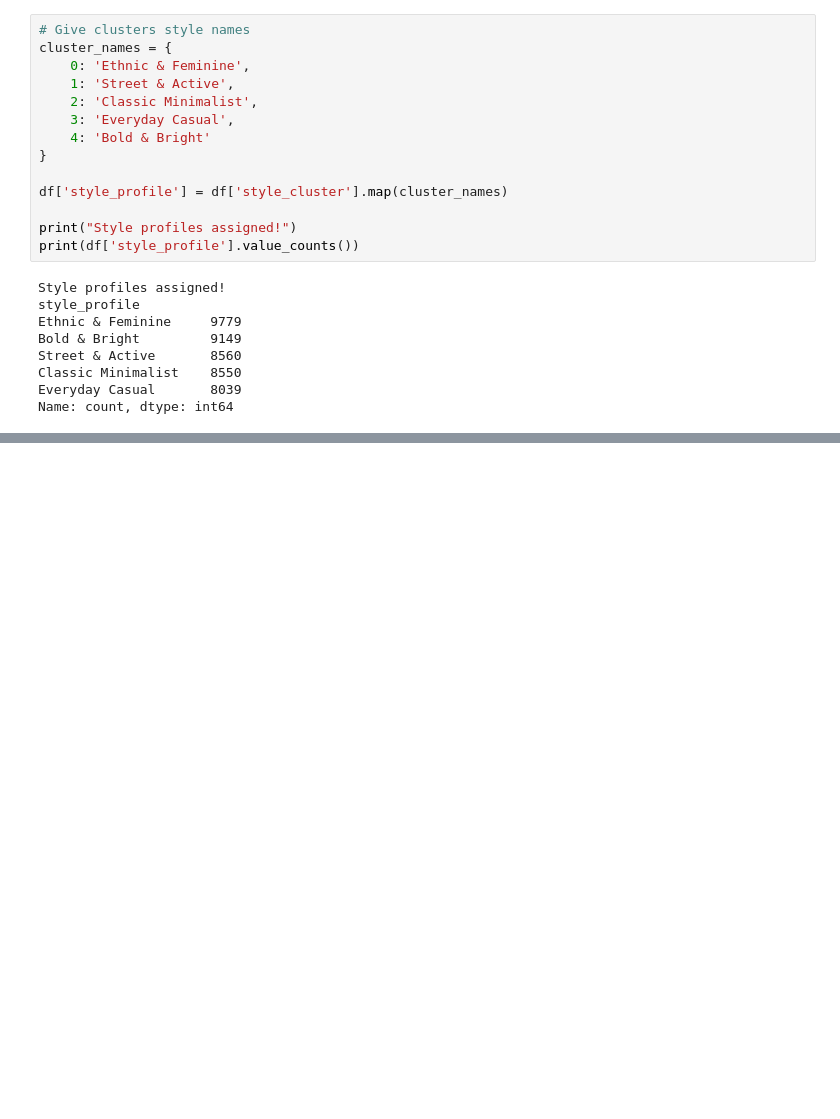
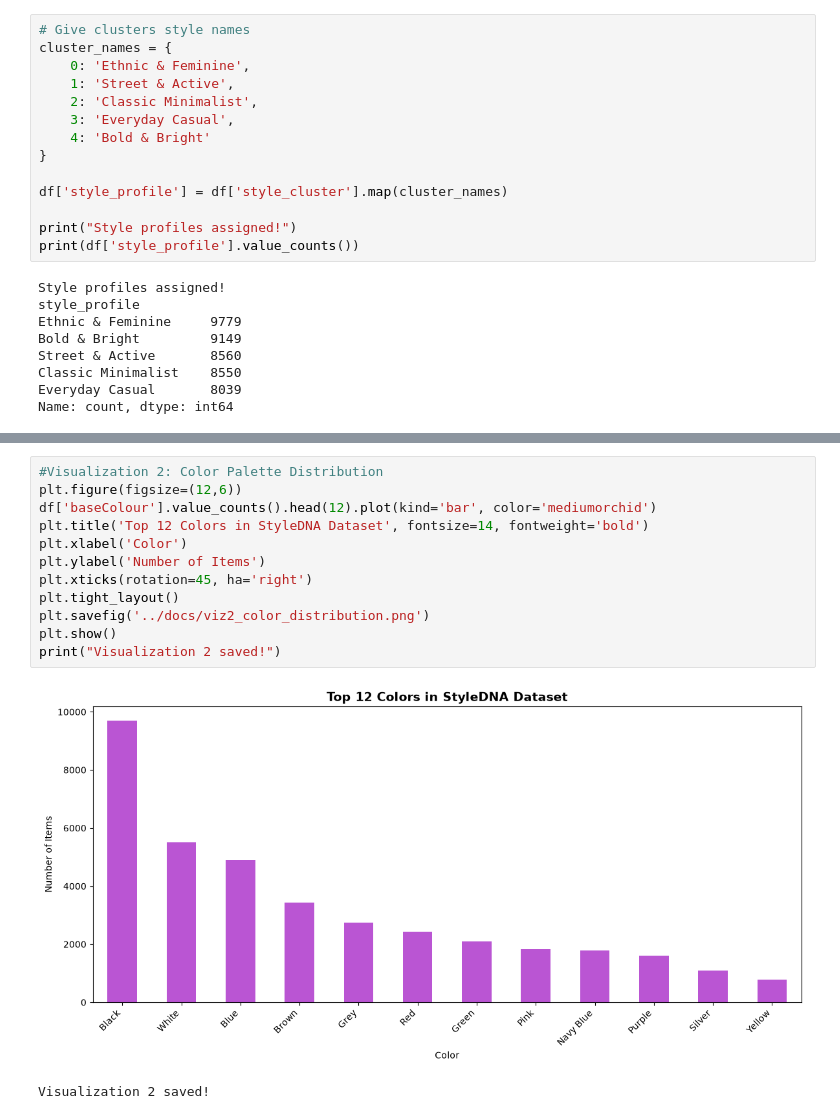
Before and after one commit to jmanz96/StyleDNA, a Jupyter notebook: notebooks/StyleDNA_model.ipynb, the cells around one changed output, grey strips where cells are left out. Saved outputs shown, nothing was run; the diff lists cells and outputs as text; blank space fills up the shorter version.

```diff
--- a/notebooks/StyleDNA_model.ipynb
+++ b/notebooks/StyleDNA_model.ipynb
@@ -181,0 +196,15 @@ Sample outfit for Bold & Bright:
+# %%
+#Visualization 2: Color Palette Distribution
+plt.figure(figsize=(12,6))
+df['baseColour'].value_counts().head(12).plot(kind='bar', color='mediumorchid')
+plt.title('Top 12 Colors in StyleDNA Dataset', fontsize=14, fontweight='bold')
+plt.xlabel('Color')
+plt.ylabel('Number of Items')
+plt.xticks(rotation=45, ha='right')
+plt.tight_layout()
+plt.savefig('../docs/viz2_color_distribution.png')
+plt.show()
+print("Visualization 2 saved!")
+# %% [output]
+[figure, added]
+Visualization 2 saved!
```
Also changed, not shown: parts of 4 cells of this notebook, 3 other files.
